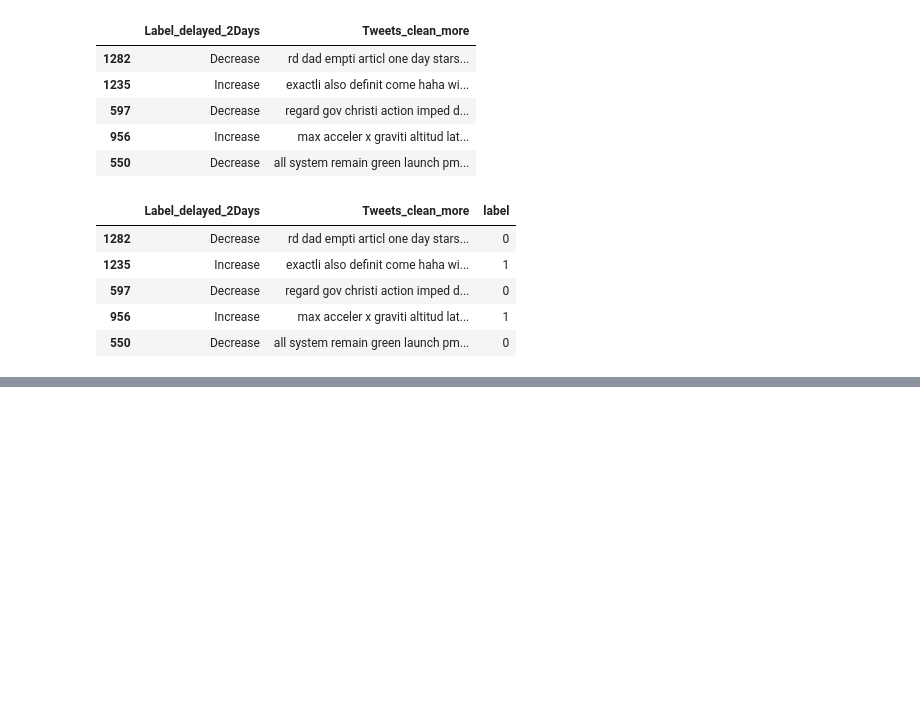
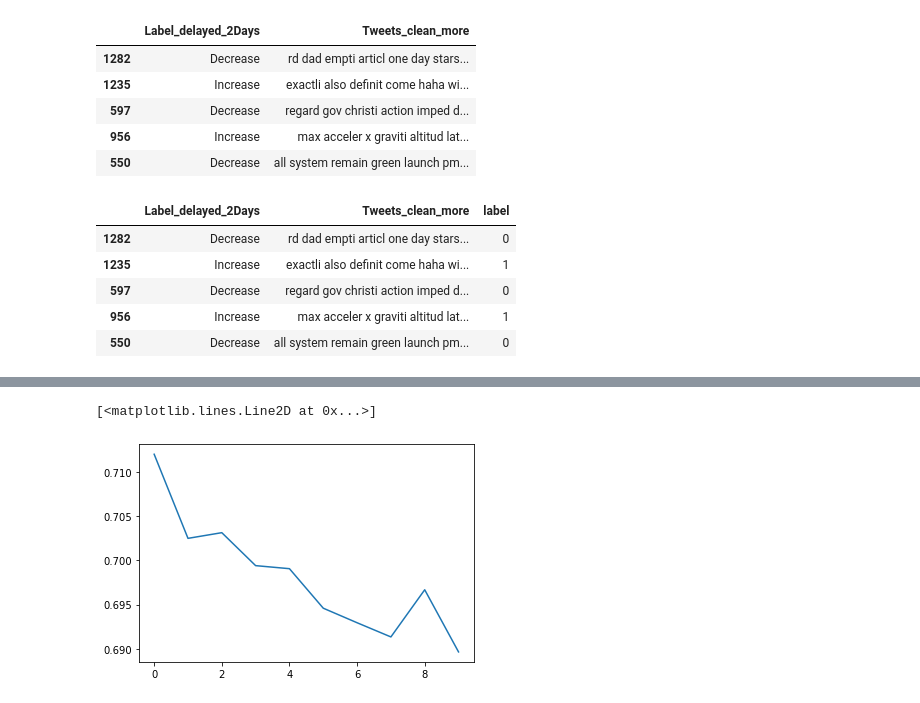
Before and after one commit to xiaodanlu/ANLY-580-Final-Project, a Jupyter notebook: Code/BERT2.ipynb, the cells around one changed output, grey strips where cells are left out. Drawn from its saved outputs; the diff is of its cells as text; code cells hidden in the pictures; blank space fills up the shorter version.

```diff
--- a/Code/BERT2.ipynb
+++ b/Code/BERT2.ipynb
@@ -103,0 +142,5 @@ ValueError: Creating variables on a non-first call to a function decorated with
+# %%
+plt.plot(loss)
+# %% [output]
+[<matplotlib.lines.Line2D at 0x...>]
+[figure, added]
```
Also changed, not shown: parts of 9 cells of this notebook.
